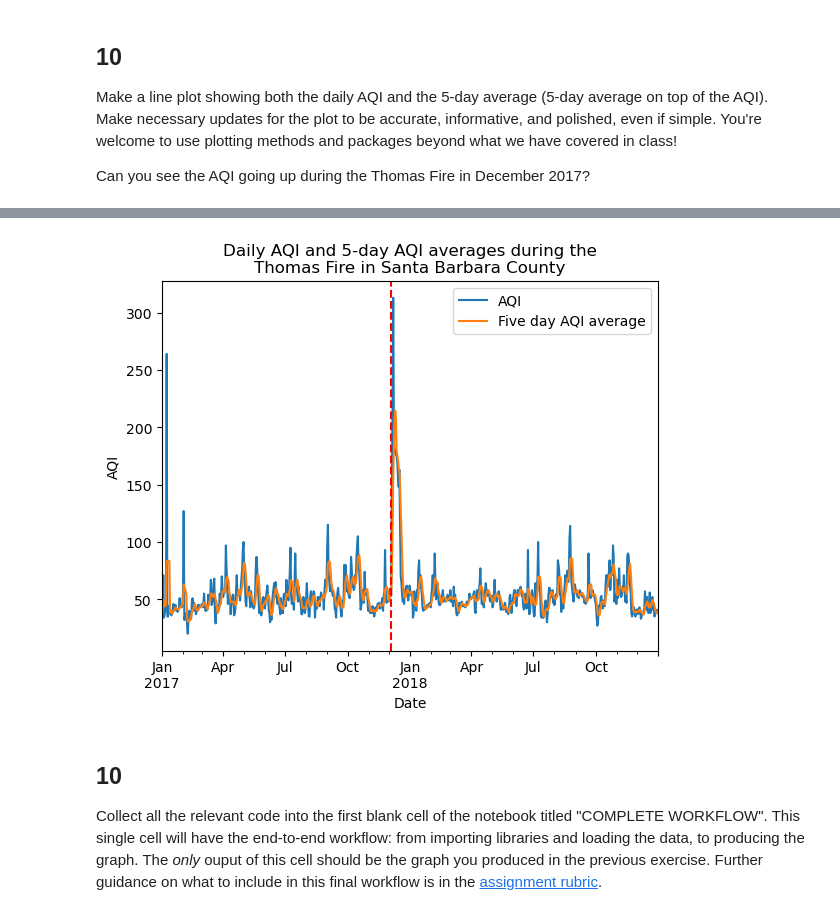
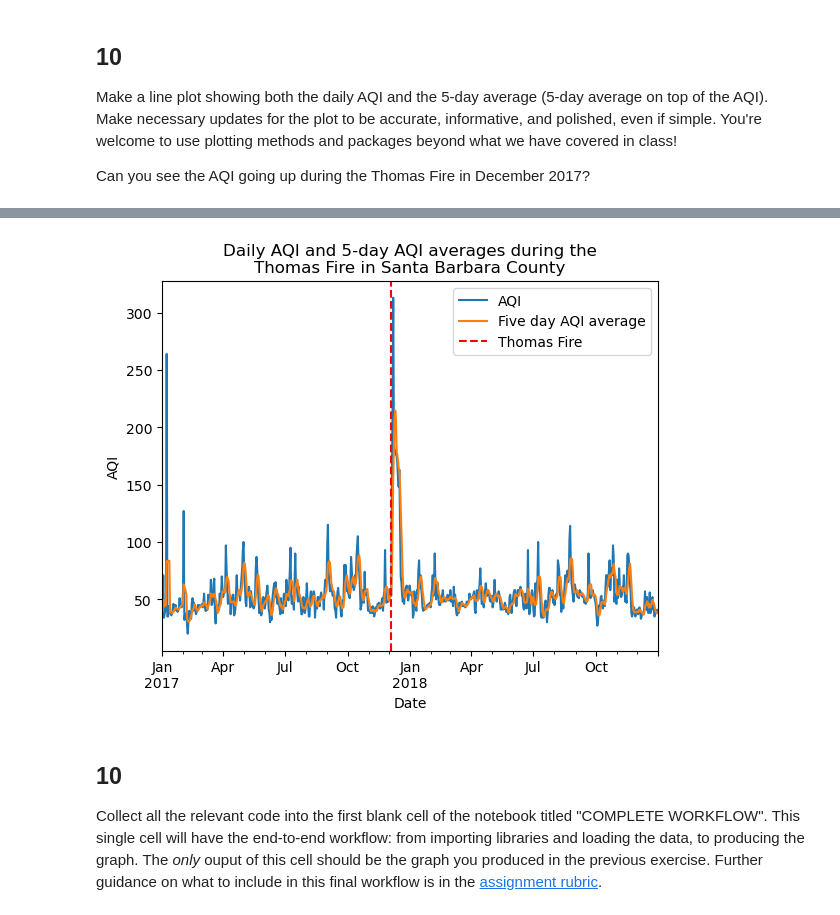
Before and after one commit to haylee360/eds220-hwk2, a Jupyter notebook: hwk2-task3-aqi-oyler.ipynb, the cells around one changed output, grey strips where cells are left out. Cells and saved outputs as stored; diff of their text form; code cells hidden in the pictures.

```diff
--- a/hwk2-task3-aqi-oyler.ipynb
+++ b/hwk2-task3-aqi-oyler.ipynb
@@ -341,26 +355,27 @@ Index(['aqi', 'category', 'defining_parameter', 'defining_site',
 # %%
 # Initialize an empty figure (fig) and axis (ax)
 fig, ax = plt.subplots()
 
 # Visualize air quality during the Thomas Fire
-# aqi_sb.drop('number_of_sites_reporting', axis=1).plot(ax=ax, label = ['aqi', 'five'])
 aqi_sb.aqi.plot(ax=ax, label = 'AQI')
 aqi_sb.five_day_average.plot(ax=ax, label = "Five day AQI average")
 
 # Show the date of the Thomas fire
-plt.axvline(x = '2017-12-04', color = 'red', linestyle = 'dashed')
+plt.axvline(x = '2017-12-04',
+            color = 'red',
+            linestyle = 'dashed',
+            label = "Thomas Fire")
 
 # Customization
 ax.set_title('Daily AQI and 5-day AQI averages during the\nThomas Fire in Santa Barbara County')
 ax.set_xlabel('Date')
 ax.set_ylabel('AQI')
-# ax.legendlabels('AQI', 'Five day AQI average')
 ax.legend()
 
 # Display the figure
 plt.show()
 # %% [output]
-[figure, old version]
+[figure, new version]
 # %% [markdown]
 ## 10
 
```
Also changed, not shown: parts of 12 cells of this notebook.
